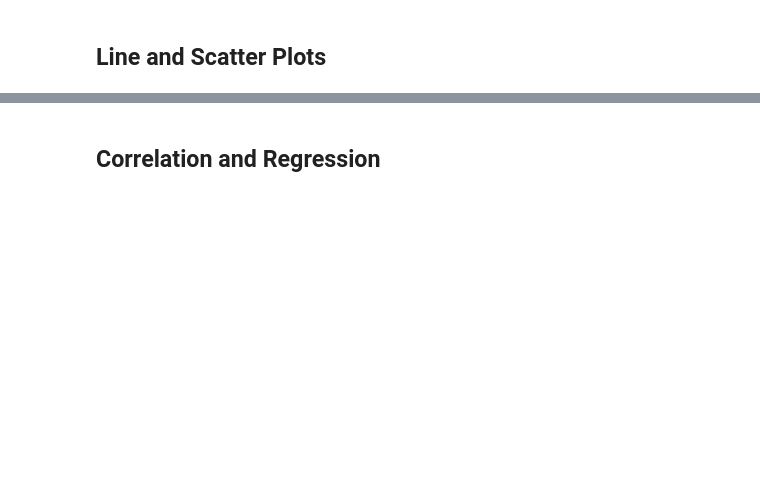
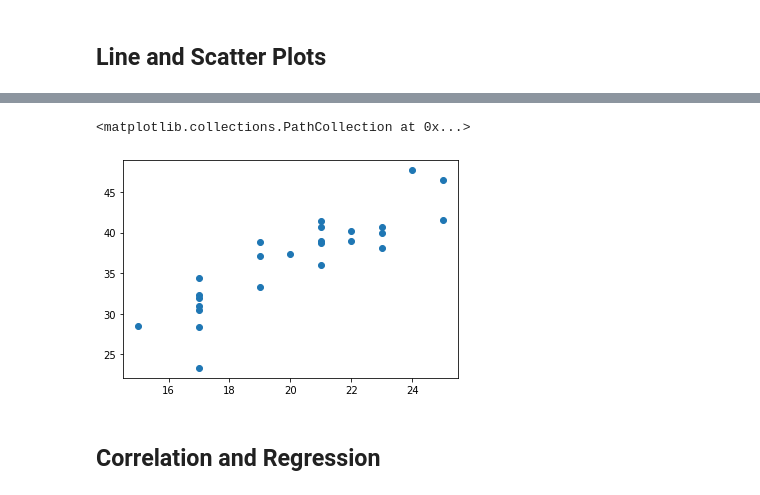
Before and after one commit to LexiJess/Matplotlib_Challenge, a Jupyter notebook: 05-Matplotlib_Homework_Instructions_Pymaceuticals_pymaceuticals_starter.ipynb, the cells around one changed output, grey strips where cells are left out. Cells and saved outputs as stored; diff of their text form; code cells hidden in the pictures; blank space fills up the shorter version.

```diff
--- a/05-Matplotlib_Homework_Instructions_Pymaceuticals_pymaceuticals_starter.ipynb
+++ b/05-Matplotlib_Homework_Instructions_Pymaceuticals_pymaceuticals_starter.ipynb
@@ -619,5 +720,15 @@ def plot_linear_regression(x_values, y_values, title, text_coordinates):
 # %%
 # Generate a scatter plot of average tumor volume vs. mouse weight for the Capomulin regimen
+
+mouse_weight=final_volume_regimen_capomulin.groupby(["Mouse ID"])["Weight (g)"].mean()
+tumorvolume=final_volume_regimen_capomulin.groupby(["Mouse ID"])["Tumor Volume (mm3)"].mean()
+
+#mouse_weight
+
+plt.scatter(x=mouse_weight, y=tumorvolume)
+# %% [output]
+<matplotlib.collections.PathCollection at 0x...>
+[figure, added]
 # %% [markdown]
 ## Correlation and Regression
 # %%
```
Also changed, not shown: parts of 7 cells of this notebook.
